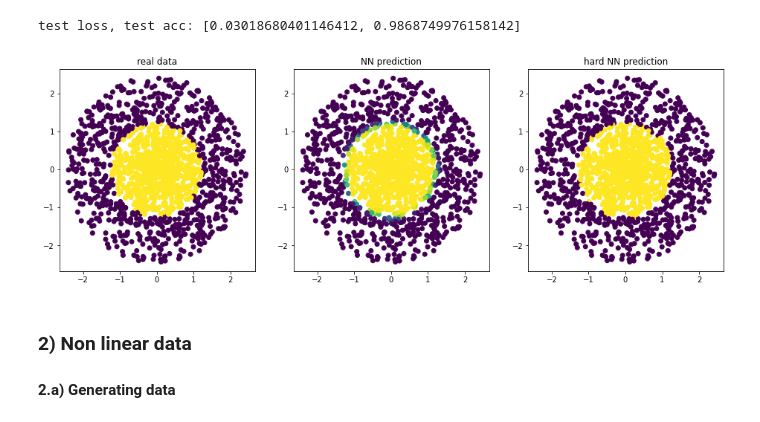
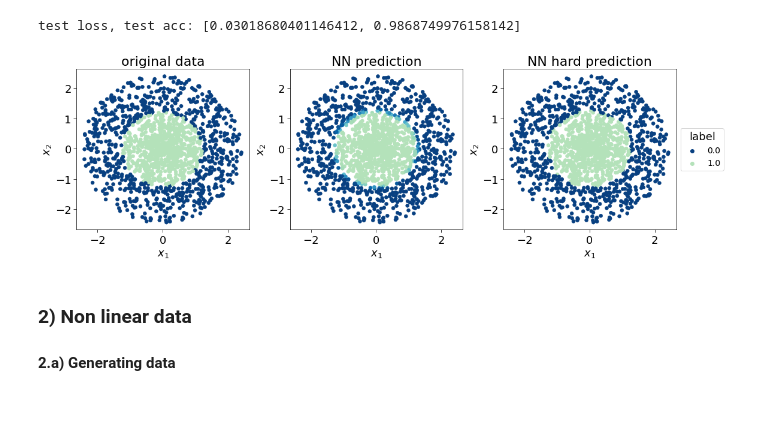
Before and after one commit to niklai99/LCP-modB, a Jupyter notebook: 02-DNN/02-DNN-4.ipynb, the cells around one changed output. Drawn from its saved outputs; the diff is of its cells as text; code cells hidden in the pictures.

```diff
--- a/02-DNN/02-DNN-4.ipynb
+++ b/02-DNN/02-DNN-4.ipynb
@@ -207,9 +208,9 @@ print("test loss, test acc:", test)
 # %% [output]
 test loss, test acc: [0.03018680401146412, 0.9868749976158142]
 # %%
-pred_comp(test_data, test_labels, first_net)
+plot_utils.plot_comparison(test_data, test_labels, first_net)
 # %% [output]
-[figure, old version]
+[figure, new version]
 # %% [markdown]
 ### 2) Non linear data
 #### 2.a) Generating data
```
Also changed, not shown: parts of 12 cells of this notebook, 6 other files.
